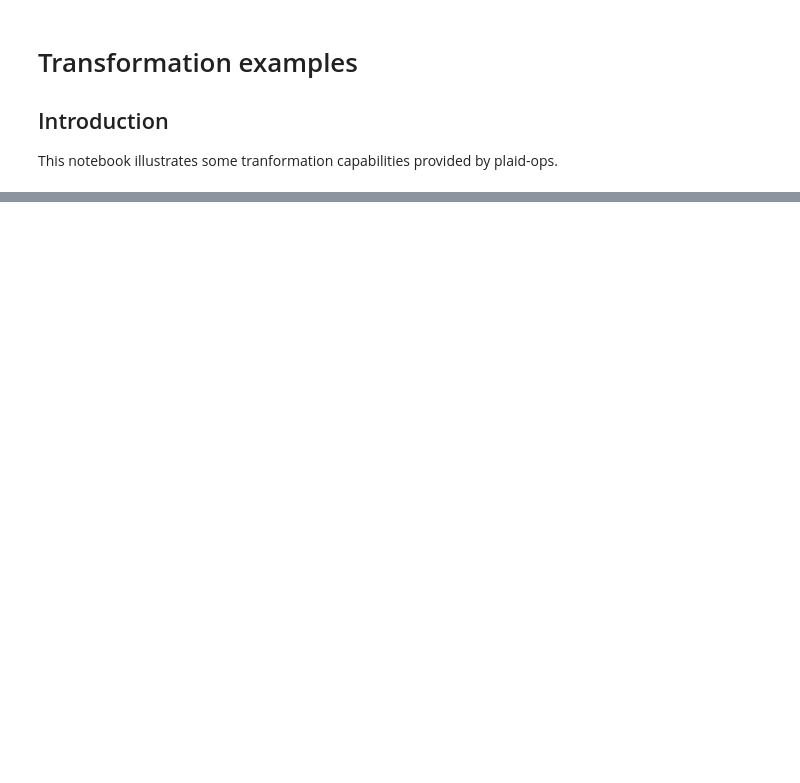
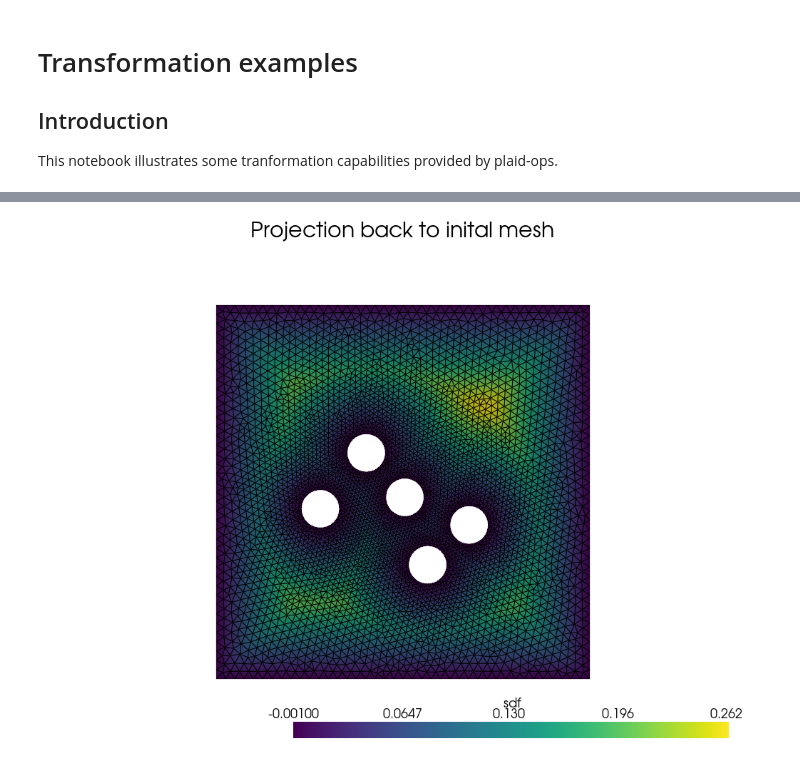
Before and after one commit to PLAID-lib/plaid-ops, a Jupyter notebook: notebooks/transformations.ipynb, the cells around one changed output, grey strips where cells are left out. Saved outputs shown, nothing was run; the diff lists cells and outputs as text; code cells hidden in the pictures; blank space fills up the shorter version.

```diff
--- a/notebooks/transformations.ipynb
+++ b/notebooks/transformations.ipynb
@@ -54,13 +78,21 @@ display(Image.fromarray(img))
 # %%
 inv_projected_dataset = project_on_other_datset(
     projected_dataset, dataset, verbose=True
 )
 
-img = plot_sample_field(
-    inv_projected_dataset[ids[0]],
-    "sdf",
-    title="Projection back to inital mesh",
-    show_edges=True,
-    scalar_bar_args={"title": "sdf"},
-)
-display(Image.fromarray(img))
+img_name = "transformation_3.png"
+if os.environ.get("READTHEDOCS") == "True":
+    display(Image(filename=img_name))
+else:
+    img_array = img = plot_sample_field(
+        inv_projected_dataset[ids[0]],
+        "sdf",
+        title="Projection back to inital mesh",
+        show_edges=True,
+        scalar_bar_args={"title": "sdf"},
+    )
+    img = Image.fromarray(img_array)
+    img.save(img_name)
+    display(img)
+# %% [output]
+[figure, added]
```
Also changed, not shown: parts of 3 cells of this notebook, 7 other files.
